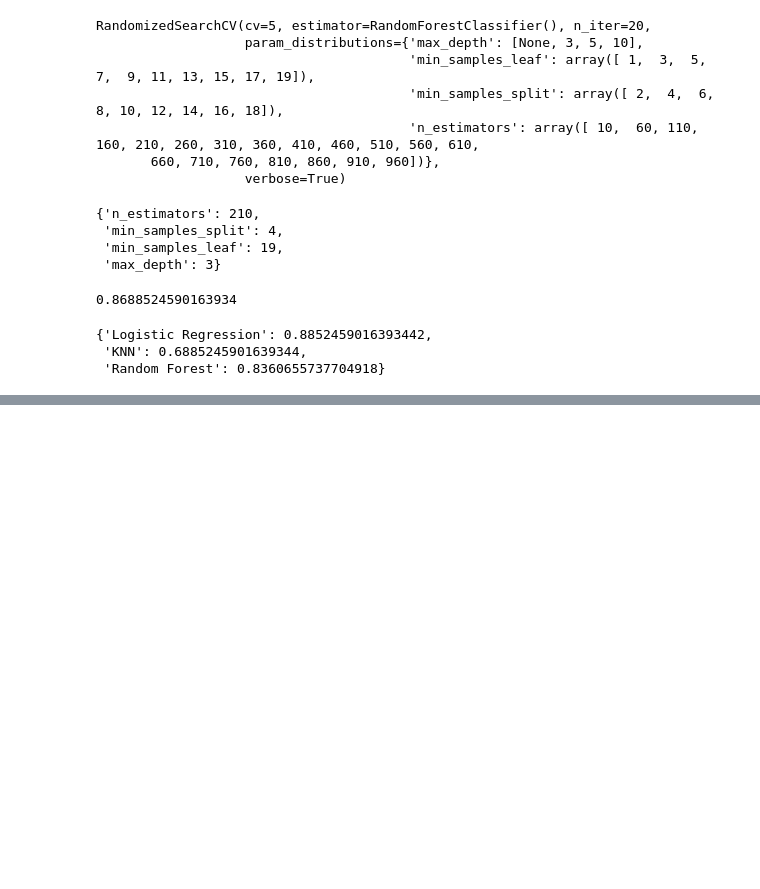
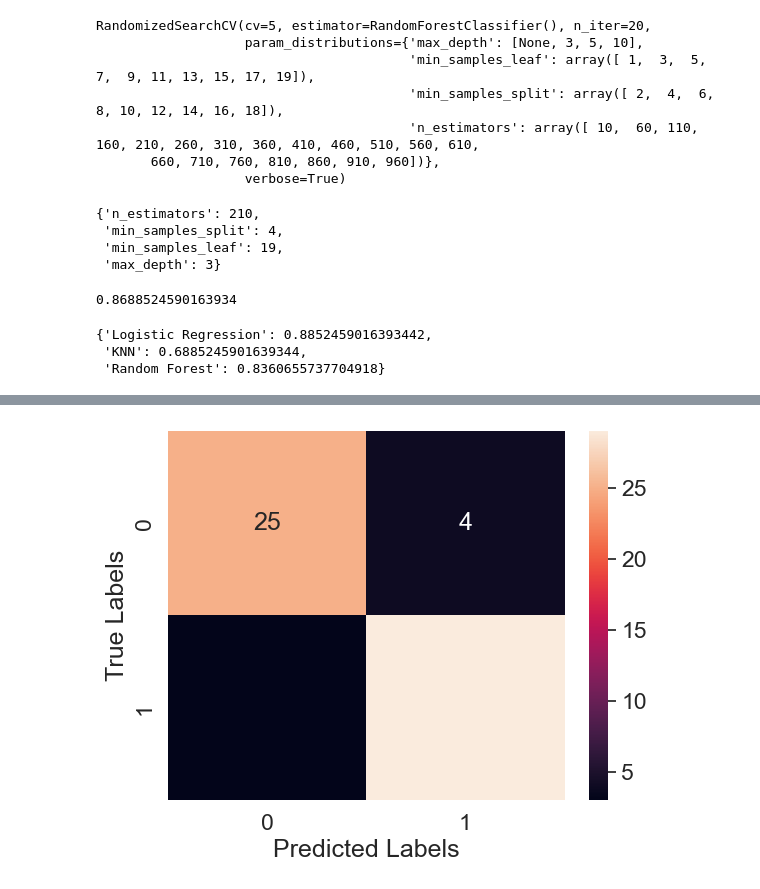
Before and after one commit to r3m3dial-g3nius/ML-Project-Heart-Disease-Detection, a Jupyter notebook: Heart-Disease-classification.ipynb, the cells around one changed output, grey strips where cells are left out. Saved outputs shown, nothing was run; the diff lists cells and outputs as text; code cells hidden in the pictures; blank space fills up the shorter version.

```diff
--- a/Heart-Disease-classification.ipynb
+++ b/Heart-Disease-classification.ipynb
@@ -638,0 +737,5 @@ model_scores
+# %%
+confusion_mtrx = sns.heatmap(confusion_matrix(y_test, y_preds), annot=True)
+confusion_mtrx.set(xlabel='Predicted Labels', ylabel='True Labels');
+# %% [output]
+[figure, added]
```
Also changed, not shown: parts of 9 cells of this notebook.
